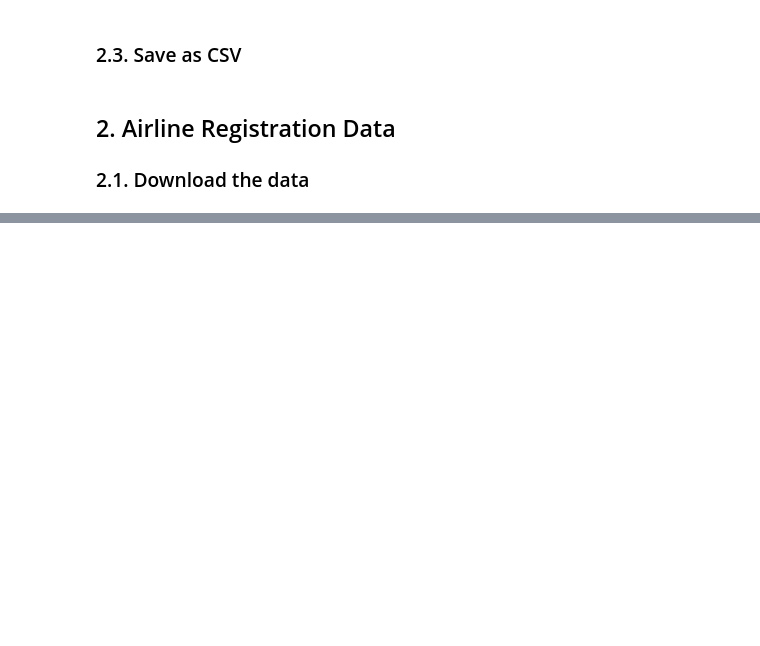
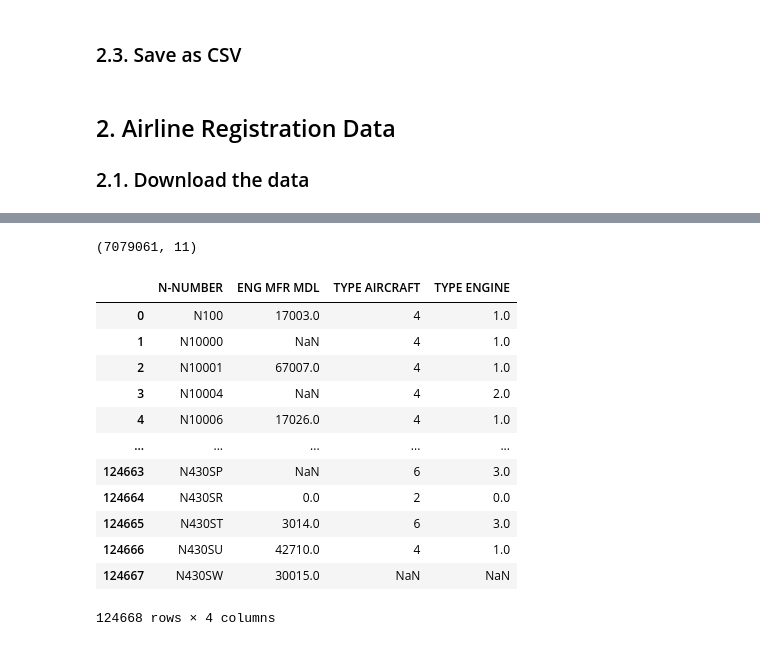
Before and after one commit to 4GeeksAcademy/maps-aviation_final_project, a Jupyter notebook: src/data_acquisition.ipynb, the cells around one changed output, grey strips where cells are left out. Cells and saved outputs as stored; diff of their text form; code cells hidden in the pictures; blank space fills up the shorter version.

```diff
--- a/src/data_acquisition.ipynb
+++ b/src/data_acquisition.ipynb
@@ -94,0 +141,4 @@ Processing ../data/raw/on time data/On_Time_Reporting_Carrier_On_Time_Performanc
+# %%
+df_subset.shape
+# %% [output]
+(7079061, 11)
@@ -94,0 +148,16 @@ Processing ../data/raw/on time data/On_Time_Reporting_Carrier_On_Time_Performanc
+# %%
+airplane_registry_df
+# %% [output]
+|  | N-NUMBER | ENG MFR MDL | TYPE AIRCRAFT | TYPE ENGINE |
+| 0 | N100 | 17003.0 | 4 | 1.0 |
+| 1 | N10000 | NaN | 4 | 1.0 |
+| 2 | N10001 | 67007.0 | 4 | 1.0 |
+| 3 | N10004 | NaN | 4 | 2.0 |
+| 4 | N10006 | 17026.0 | 4 | 1.0 |
+| ... | ... | ... | ... | ... |
+| 124663 | N430SP | NaN | 6 | 3.0 |
+| 124664 | N430SR | 0.0 | 2 | 0.0 |
+| 124665 | N430ST | 3014.0 | 6 | 3.0 |
+| 124666 | N430SU | 42710.0 | 4 | 1.0 |
+| 124667 | N430SW | 30015.0 | NaN | NaN |
+124668 rows × 4 columns
```
Also changed, not shown: parts of 11 cells of this notebook.
